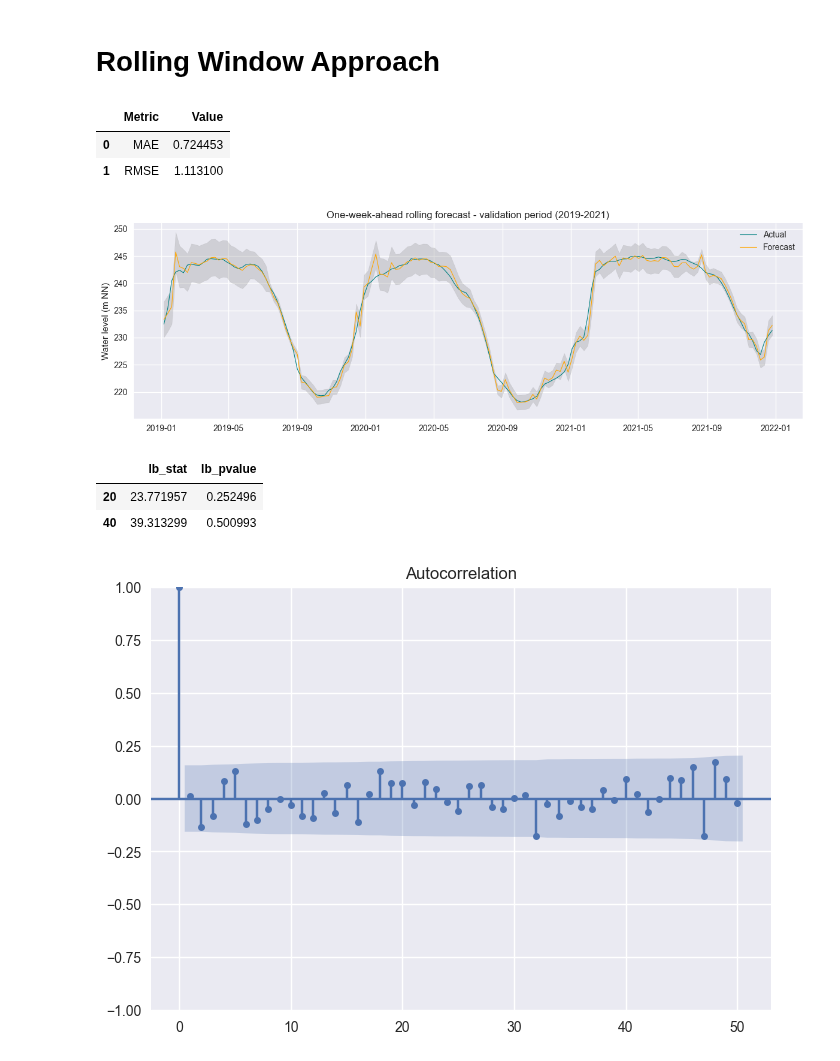
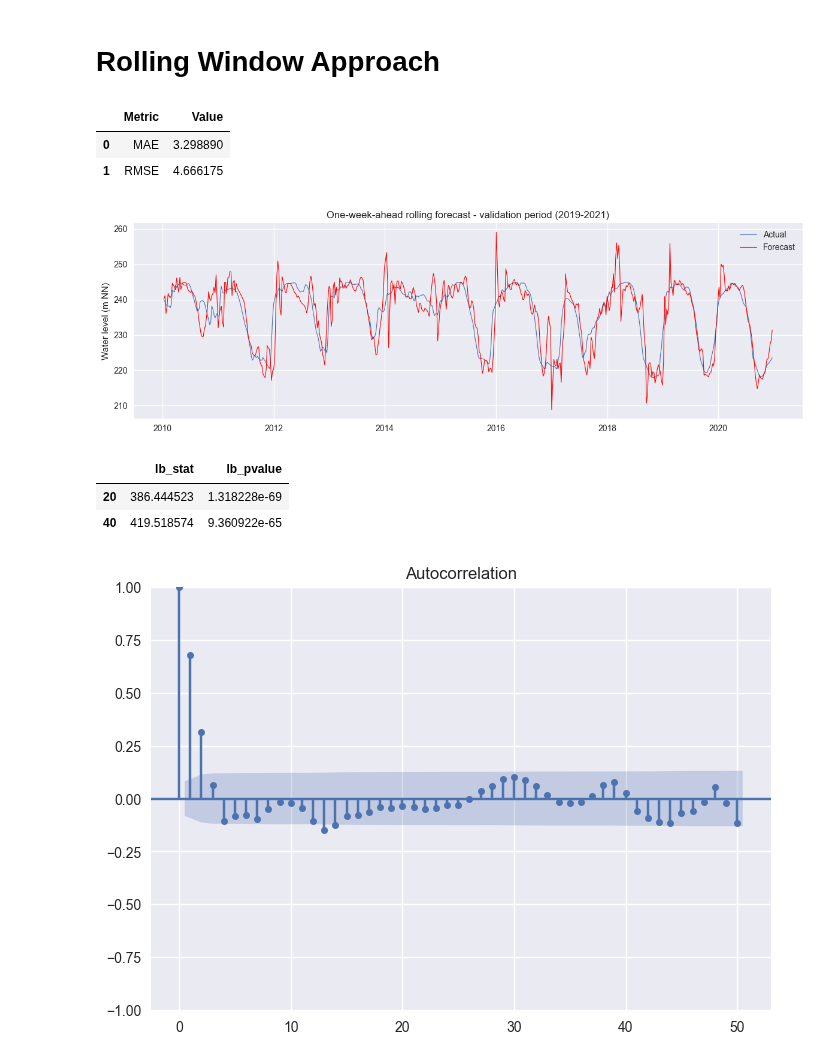
Before and after one commit to Marius-Knipp/edersee-water-prediction, a Jupyter notebook: notebooks/SARIMA.ipynb, the cells around one changed output. Cells and saved outputs as stored; diff of their text form; code cells hidden in the pictures.

```diff
--- a/notebooks/SARIMA.ipynb
+++ b/notebooks/SARIMA.ipynb
@@ -187,14 +187,14 @@ weekly = (df
           .interpolate())
 
 # ---------- 2. Train / validation / test split ----------
-train = weekly[:'2018-12-30']          # Sunday before 31‑12‑2018
-valid = weekly['2019-01-06':'2021-12-26']   # full ISO weeks
+valid = weekly['2010-01-06':'2020-12-26']   # full ISO weeks
 # (test period not used here)
 
 # ---------- 3. Rolling‑window forecast settings ----------
 window_weeks = 2 * 52
 order = (1, 1, 0)
 seasonal_order = (0, 1, 0, 52)
+horizon = 4
 
 pred_vals, ci_low, ci_high = [], [], []
 valid_dates = valid.index
@@ -202,7 +202,7 @@ valid_dates = valid.index
 t0 = time.time()
 for target_date in tqdm(valid_dates, desc="Rolling forecast"):
     # Define training window: 8 years before the target week
-    train_end = target_date - pd.offsets.Week(1)
+    train_end = target_date - pd.offsets.Week(horizon)
     train_start = train_end - pd.offsets.Week(window_weeks-1)
     train_window = weekly.loc[train_start:train_end]
 
@@ -215,9 +215,9 @@ for target_date in tqdm(valid_dates, desc="Rolling forecast"):
                   enforce_invertibility=False).fit(disp=False)
 
     # One‑week‑ahead forecast for the target_date
-    fc = res.get_forecast(steps=1)
-    pred_vals.append(fc.predicted_mean.iloc[0])
-    ci = fc.conf_int(alpha=0.05).iloc[0]
+    fc = res.get_forecast(steps=horizon)
+    pred_vals.append(fc.predicted_mean.iloc[-1])
+    ci = fc.conf_int(alpha=0.05).iloc[-1]
     ci_low.append(ci[0]); ci_high.append(ci[1])
 
 elapsed = time.time() - t0
@@ -233,26 +233,26 @@ metrics_df = pd.DataFrame({'Metric': ['MAE', 'RMSE'], 'Value': [mae, rmse]})
 metrics_df
 # %% [output]
 |  | Metric | Value |
-| 0 | MAE | 0.724453 |
-| 1 | RMSE | 1.113100 |
+| 0 | MAE | 3.298890 |
+| 1 | RMSE | 4.666175 |
 # %%
 plt.figure(figsize=(12,4))
-plt.plot(valid, label='Actual', color='teal', lw=.8)
-plt.plot(rolling_pred, label='Forecast', color='orange', lw=.8)
-plt.fill_between(valid_dates, ci_low, ci_high, color='gray', alpha=0.25)
+plt.plot(valid, label='Actual', lw=.8)
+plt.plot(rolling_pred, label='Forecast', color='red', lw=.8)
+# plt.fill_between(valid_dates, ci_low, ci_high, color='gray', alpha=0.25)
 plt.title("One-week-ahead rolling forecast - validation period (2019-2021)")
 plt.ylabel("Water level (m NN)")
 plt.legend()
 plt.tight_layout()
 plt.show()
 # %% [output]
-[figure, old version]
+[figure, new version]
 # %%
 resid = valid - rolling_pred
 plot_acf(resid, lags=50)
 acorr_ljungbox(resid, lags=[20,40])
 # %% [output]
 |  | lb_stat | lb_pvalue |
-| 20 | 23.771957 | 0.252496 |
-| 40 | 39.313299 | 0.500993 |
+| 20 | 386.444523 | 1.318228e-69 |
+| 40 | 419.518574 | 9.360922e-65 |
-[figure, old version]
+[figure, new version]
```
